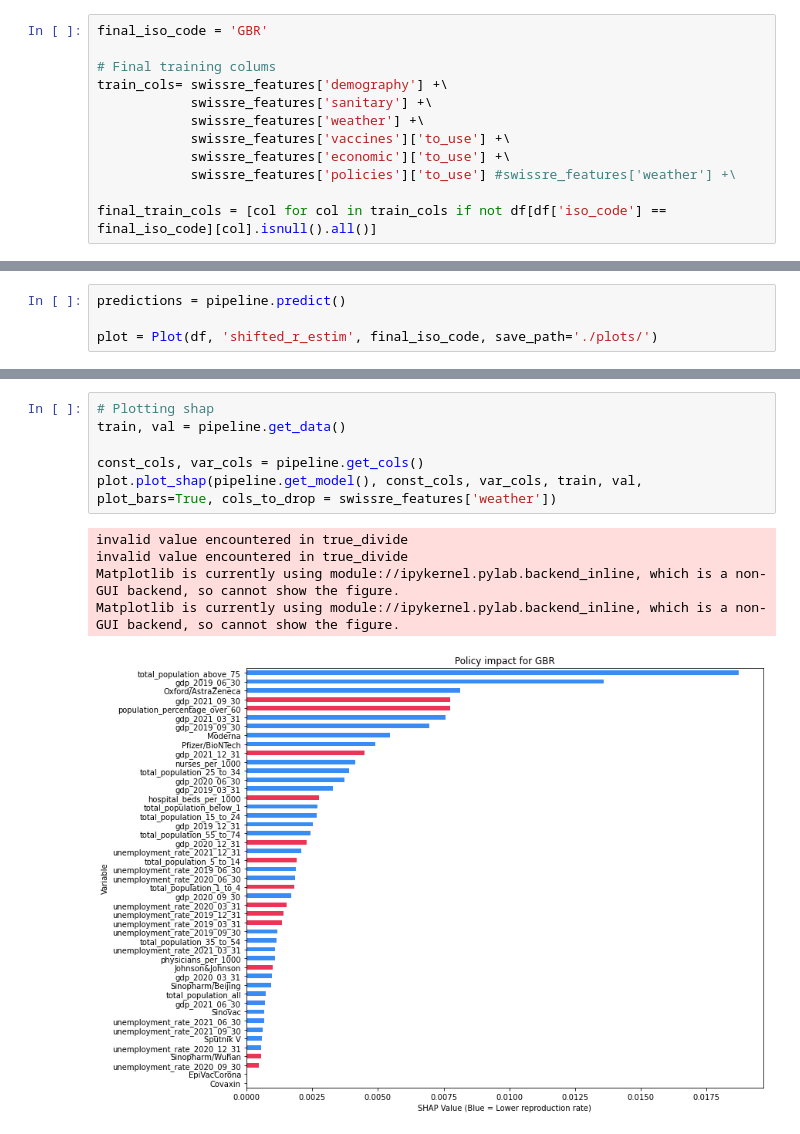
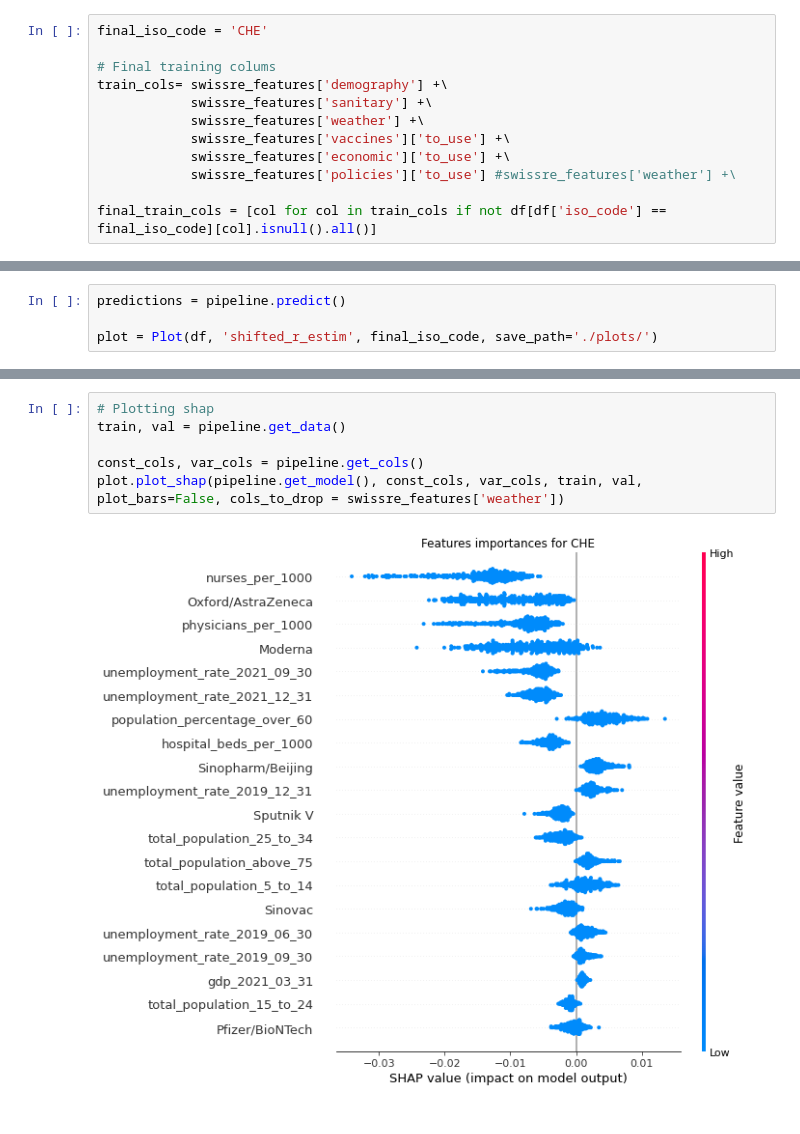
Before and after one commit to EPFLiGHT/What-If_model, a Jupyter notebook: swissre_restim.ipynb, the cells around one changed output, grey strips where cells are left out. Drawn from its saved outputs; the diff is of its cells as text.

```diff
--- a/swissre_restim.ipynb
+++ b/swissre_restim.ipynb
@@ -123,7 +123,7 @@ from classes.context import Context
 from classes.pipeline import Pipeline
 from classes.plot import Plot
 # %%
-final_iso_code = 'GBR'
+final_iso_code = 'CHE'
 
 # Final training colums
 train_cols= swissre_features['demography'] +\
@@ -181,12 +181,8 @@ The mean average error was 0.022741169349543792
 # %%
 # Plotting shap
 train, val = pipeline.get_data()
 
 const_cols, var_cols = pipeline.get_cols()
-plot.plot_shap(pipeline.get_model(), const_cols, var_cols, train, val, plot_bars=True, cols_to_drop = swissre_features['weather'])
+plot.plot_shap(pipeline.get_model(), const_cols, var_cols, train, val, plot_bars=False, cols_to_drop = swissre_features['weather'])
 # %% [output]
-invalid value encountered in true_divide
-invalid value encountered in true_divide
-Matplotlib is currently using module://ipykernel.pylab.backend_inline, which is a non-GUI backend, so cannot show the figure.
-Matplotlib is currently using module://ipykernel.pylab.backend_inline, which is a non-GUI backend, so cannot show the figure.
-[figure, old version]
+[figure, new version]
```
Also changed, not shown: parts of 4 cells of this notebook, 3 other files.
